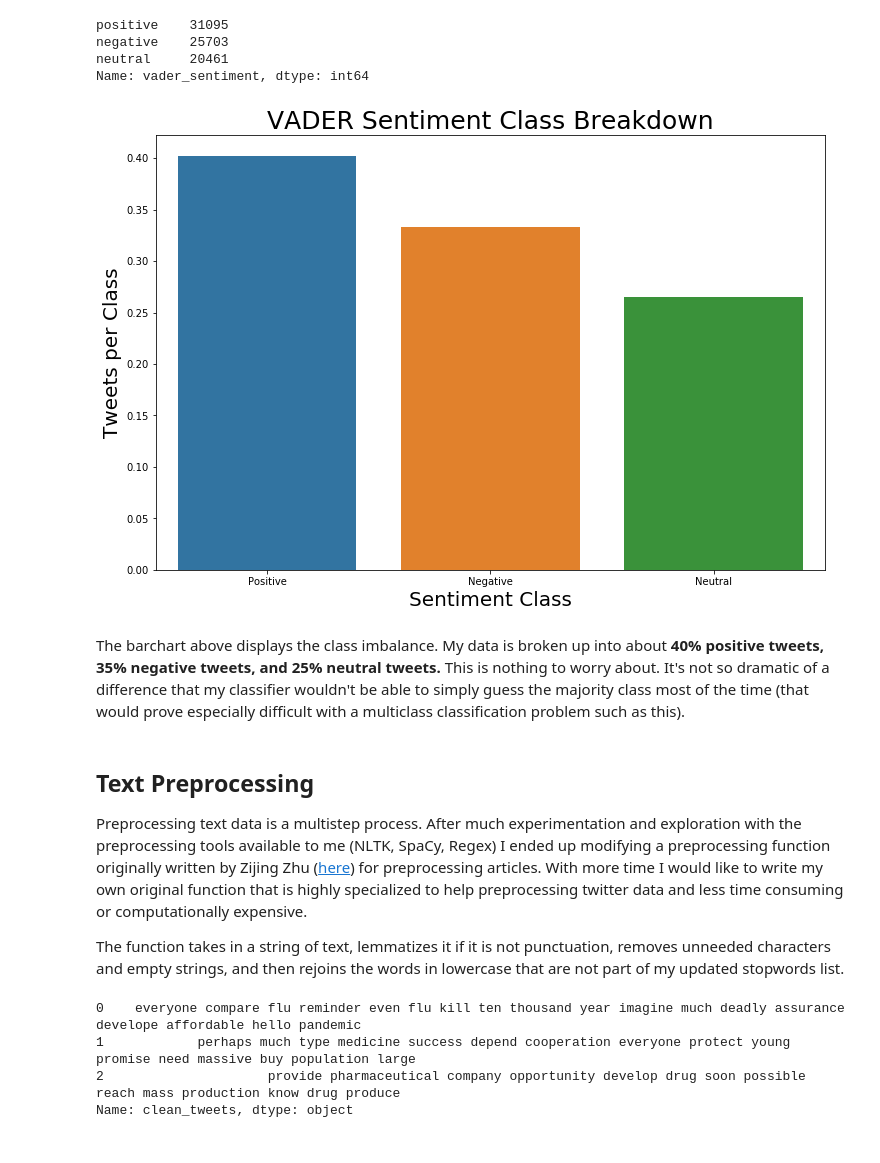
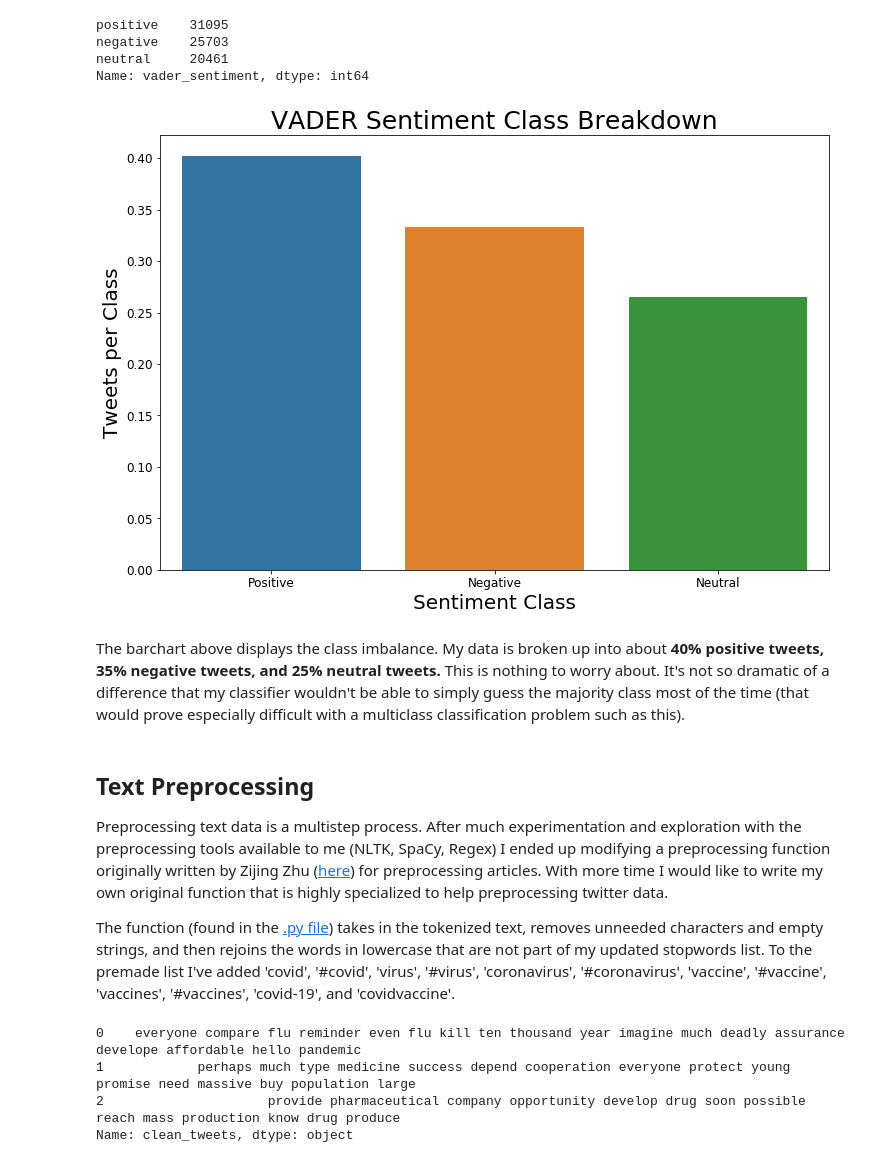
Before and after one commit to davidlebruce/covid_vaccine_tweets, a Jupyter notebook: 03_EDA.ipynb, the cells around one changed output. Cells and saved outputs as stored; diff of their text form; code cells hidden in the pictures.

```diff
--- a/03_EDA.ipynb
+++ b/03_EDA.ipynb
@@ -122,18 +128,19 @@ Name: vader_sentiment, dtype: int64
 # %%
 # plot breakdown of classes
 fig, ax = plt.subplots(figsize=(12,8))
 ax = sns.barplot(x=['Positive', 'Negative', 'Neutral'], y=df['vader_sentiment'].value_counts(normalize=True))
 plt.title('VADER Sentiment Class Breakdown', fontsize=25)
 plt.xlabel('Sentiment Class', fontsize=20)
 plt.ylabel('Tweets per Class', fontsize=20)
+plt.tick_params(labelsize='large')
 plt.savefig('images/class_bar.png');
 # %% [output]
-[figure, old version]
+[figure, new version]
 # %% [markdown]
 The barchart above displays the class imbalance. My data is broken up into about **40% positive tweets, 35% negative tweets, and 25% neutral tweets.** This is nothing to worry about. It's not so dramatic of a difference that my classifier wouldn't be able to simply guess the majority class most of the time (that would prove especially difficult with a multiclass classification problem such as this).
 # %% [markdown]
 ## Text Preprocessing
 
-Preprocessing text data is a multistep process. After much experimentation and exploration with the preprocessing tools available to me (NLTK, SpaCy, Regex) I ended up modifying a preprocessing function originally written by Zijing Zhu ([here](https://towardsdatascience.com/a-step-by-step-tutorial-for-conducting-sentiment-analysis-a7190a444366)) for preprocessing articles. With more time I would like to write my own original function that is highly specialized to help preprocessing twitter data and less time consuming or computationally expensive.
+Preprocessing text data is a multistep process. After much experimentation and exploration with the preprocessing tools available to me (NLTK, SpaCy, Regex) I ended up modifying a preprocessing function originally written by Zijing Zhu ([here](https://towardsdatascience.com/a-step-by-step-tutorial-for-conducting-sentiment-analysis-a7190a444366)) for preprocessing articles. With more time I would like to write my own original function that is highly specialized to help preprocessing twitter data.
 
-The function takes in a string of text, lemmatizes it if it is not punctuation, removes unneeded characters and empty strings, and then rejoins the words in lowercase that are not part of my updated stopwords list.
+The function (found in the [.py file](https://github.com/davidlebruce/covid_vaccine_tweets/blob/main/src/functions.py)) takes in the tokenized text, removes unneeded characters and empty strings, and then rejoins the words in lowercase that are not part of my updated stopwords list. To the premade list I've added 'covid', '#covid', 'virus', '#virus', 'coronavirus', '#coronavirus', 'vaccine', '#vaccine', 'vaccines', '#vaccines', 'covid-19', and 'covidvaccine'.
```
Also changed, not shown: parts of 30 cells of this notebook, 14 other files.
